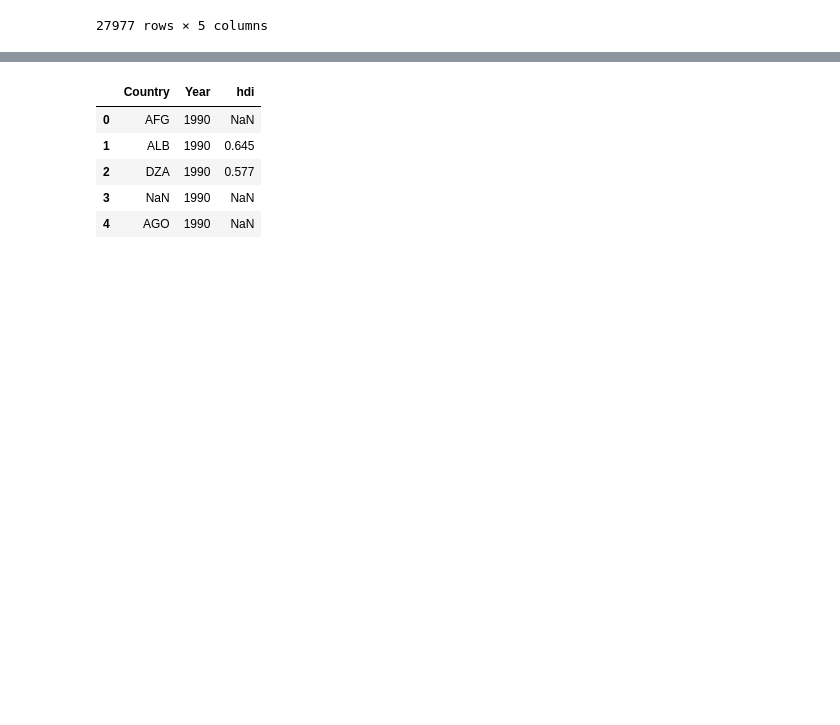
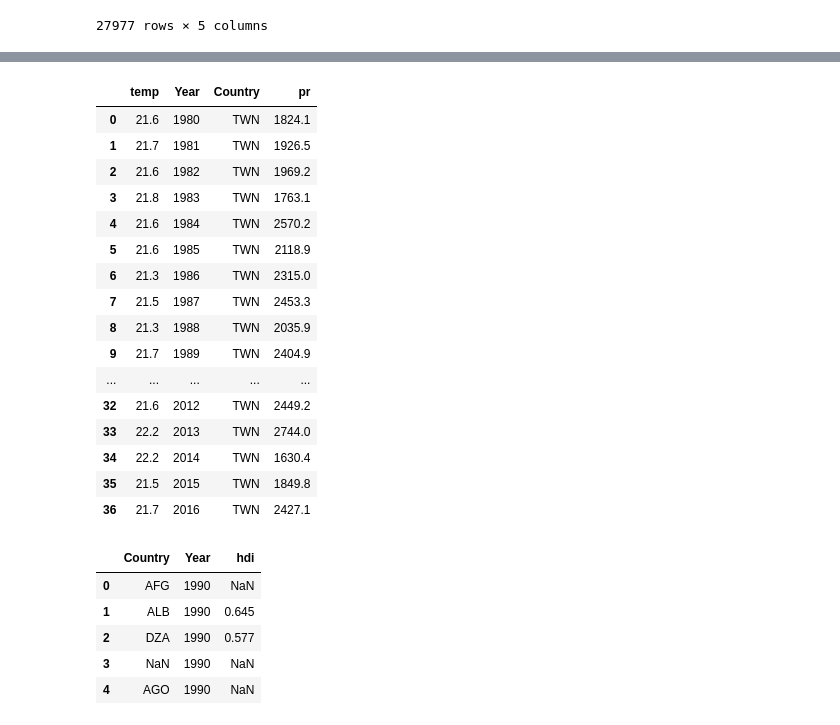
Before and after one commit to QuirkyDataScientist1978/project_dengue_fever, a Jupyter notebook: Final_Project_IP.ipynb, the cells around one changed output, grey strips where cells are left out. Saved outputs shown, nothing was run; the diff lists cells and outputs as text; code cells hidden in the pictures; blank space fills up the shorter version.

```diff
--- a/Final_Project_IP.ipynb
+++ b/Final_Project_IP.ipynb
@@ -257,9 +307,27 @@ sns.heatmap(corr, annot=True, linewidths=.7, ax=ax)
 # %%
-taywan_temp = pd.read_excel('/Users/RodolfoSaldanha/Downloads/TWN_data.xlsx', sheet_name='Temp')
-taywan_rain = pd.read_excel('/Users/RodolfoSaldanha/Downloads/TWN_data.xlsx', sheet_name='Rainfall')
-taywan= pd.merge(t_temp, t_rain, how='left', left_on=['Country','Year'], right_on = ['Country','Year'])
+taywan_temp = pd.read_excel('/Users/RodolfoSaldanha/Desktop/IP/final_project/Datasets/TWN_data.xlsx', sheet_name='Temp')
+taywan_rain = pd.read_excel('/Users/RodolfoSaldanha/Desktop/IP/final_project/Datasets/TWN_data.xlsx', sheet_name='Rainfall')
+taywan= pd.merge(taywan_temp, taywan_rain, how='left', left_on=['Country','Year'], right_on = ['Country','Year'])
 taywan.rename(columns={'Temperature_x':'tas','Temperature_y':'pr'}, inplace=True)
 taywan
+# %% [output]
+|  | temp | Year | Country | pr |
+| 0 | 21.6 | 1980 | TWN | 1824.1 |
+| 1 | 21.7 | 1981 | TWN | 1926.5 |
+| 2 | 21.6 | 1982 | TWN | 1969.2 |
+| 3 | 21.8 | 1983 | TWN | 1763.1 |
+| 4 | 21.6 | 1984 | TWN | 2570.2 |
+| 5 | 21.6 | 1985 | TWN | 2118.9 |
+| 6 | 21.3 | 1986 | TWN | 2315.0 |
+| 7 | 21.5 | 1987 | TWN | 2453.3 |
+| 8 | 21.3 | 1988 | TWN | 2035.9 |
+| 9 | 21.7 | 1989 | TWN | 2404.9 |
+| ... | ... | ... | ... | ... |
+| 32 | 21.6 | 2012 | TWN | 2449.2 |
+| 33 | 22.2 | 2013 | TWN | 2744.0 |
+| 34 | 22.2 | 2014 | TWN | 1630.4 |
+| 35 | 21.5 | 2015 | TWN | 1849.8 |
+| 36 | 21.7 | 2016 | TWN | 2427.1 |
 # %%
 taywan.to_csv('taywan.csv')
 # %%
```
Also changed, not shown: parts of 15 cells of this notebook, 3 other files.
